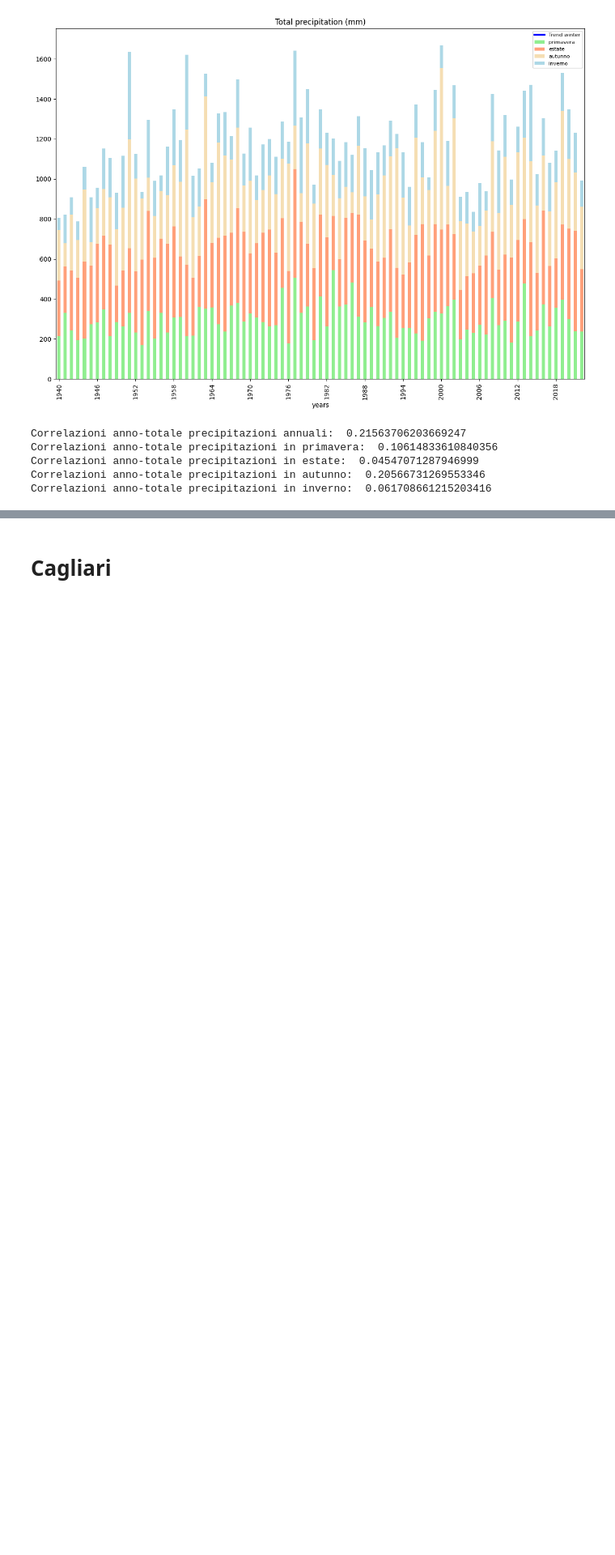
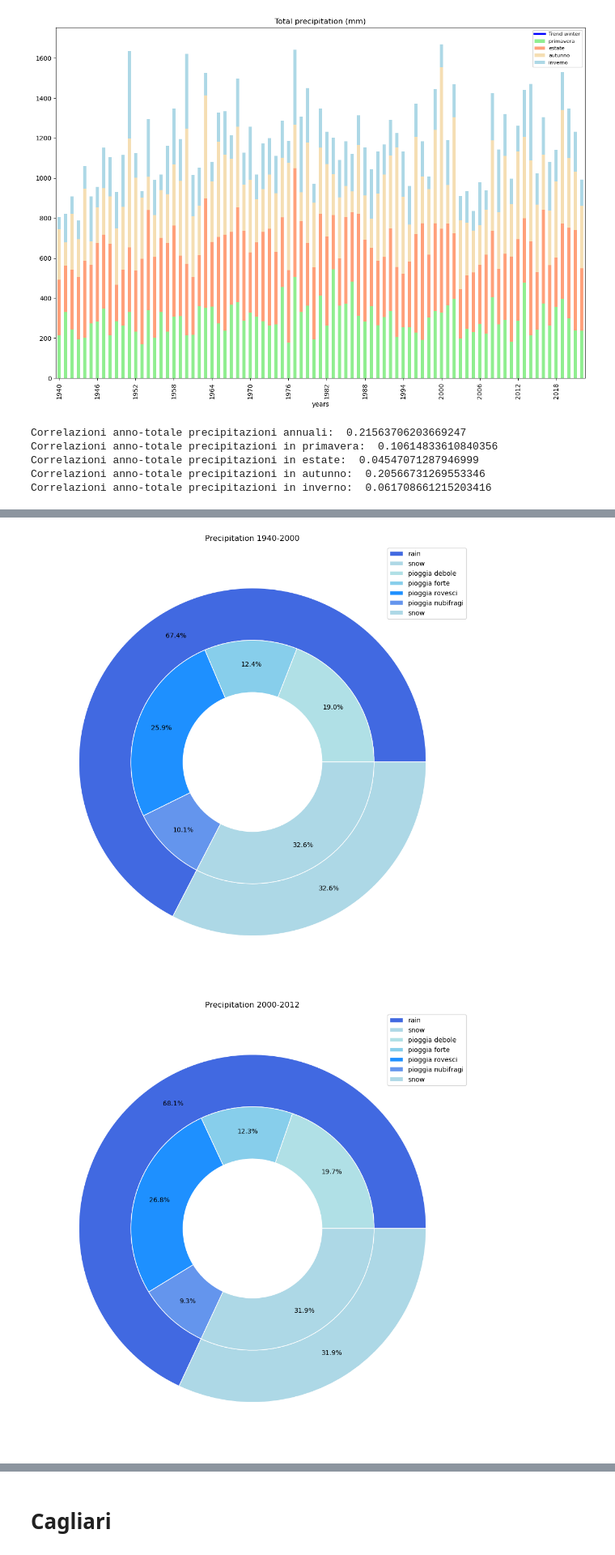
Before and after one commit to Favo02-unimi/visualizzazione-scientifica, a Jupyter notebook: climate.ipynb, the cells around one changed output, grey strips where cells are left out. Shown at 81% size. Cells and saved outputs as stored; diff of their text form; code cells hidden in the pictures; blank space fills up the shorter version.

```diff
--- a/climate.ipynb
+++ b/climate.ipynb
@@ -678,0 +689,5 @@ plt.show()
+# %%
+precipitation_composition(weather, years)
+# %% [output]
+[figure, added]
+[figure, added]
```
Also changed, not shown: parts of 18 cells of this notebook.
